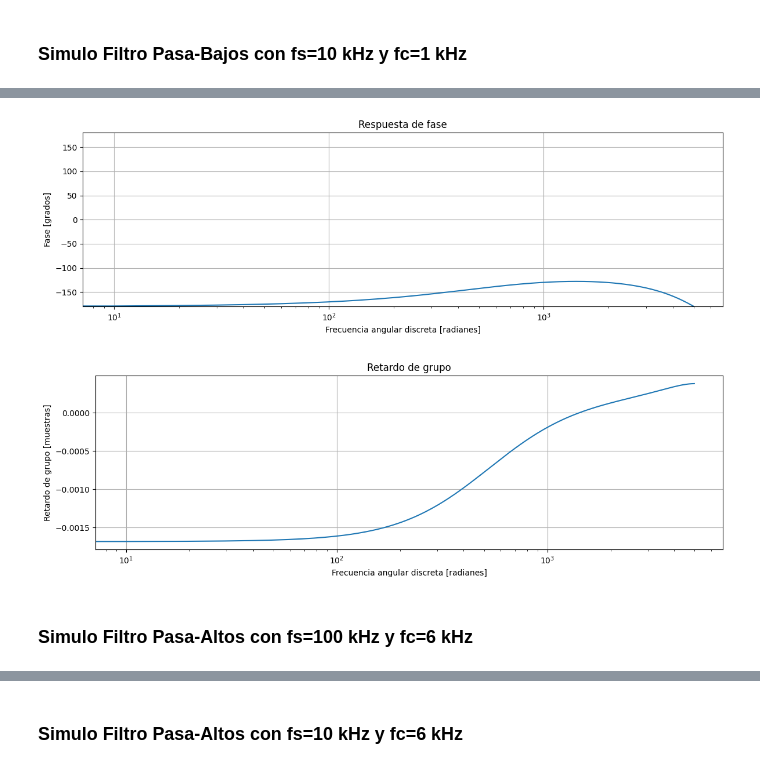
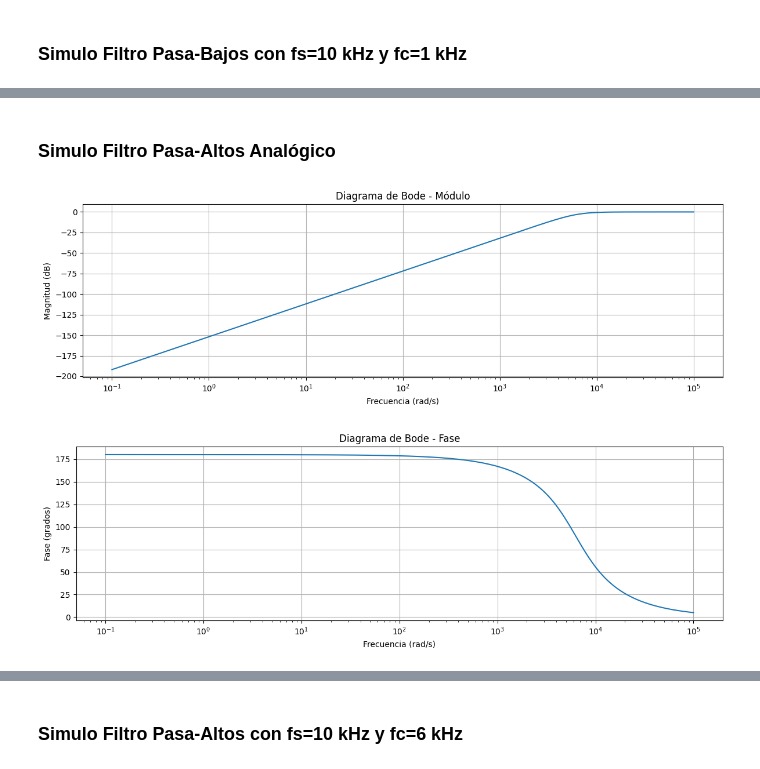
Before and after one commit to NicolasTobiasAlmaraz/TC2, a Jupyter notebook: Trabajos Prácticos Semanales/TPSemanal7/TS7.ipynb, the cells around one changed output, grey strips where cells are left out. Saved outputs shown, nothing was run; the diff lists cells and outputs as text; code cells hidden in the pictures.

```diff
--- a/Trabajos Prácticos Semanales/TPSemanal7/TS7.ipynb
+++ b/Trabajos Prácticos Semanales/TPSemanal7/TS7.ipynb
@@ -279,12 +339,16 @@ sysPB_fs10.printModule()
-# %%
-#Plot Phase
-sysPB_fs10.printPhase()
-# %% [output]
-[figure, removed]
-# %%
-#Plot Group Delay
-sysPB_fs10.printGroupDelay()
-# %% [output]
-[figure, removed]
 # %% [markdown]
-### Simulo Filtro Pasa-Altos con fs=100 kHz y fc=6 kHz
+### Simulo Filtro Pasa-Altos Analógico
+# %%
+# Ploteo filtro pasa altos analógico
+fc=1000
+w0=np.pi*2*fc
+Q=1/np.sqrt(2)
+
+num = [1,0,0]
+den = [1, w0/Q, w0**2]
+pasaAltosAnalogico = SysS(num, den, np.logspace(-1, 5, 5000),5000)
+pasaAltosAnalogico.printModule()
+pasaAltosAnalogico.printPhase()
+# %% [output]
+[figure, added]
+[figure, added]
```
Also changed, not shown: parts of 64 cells of this notebook, 9 other files.
